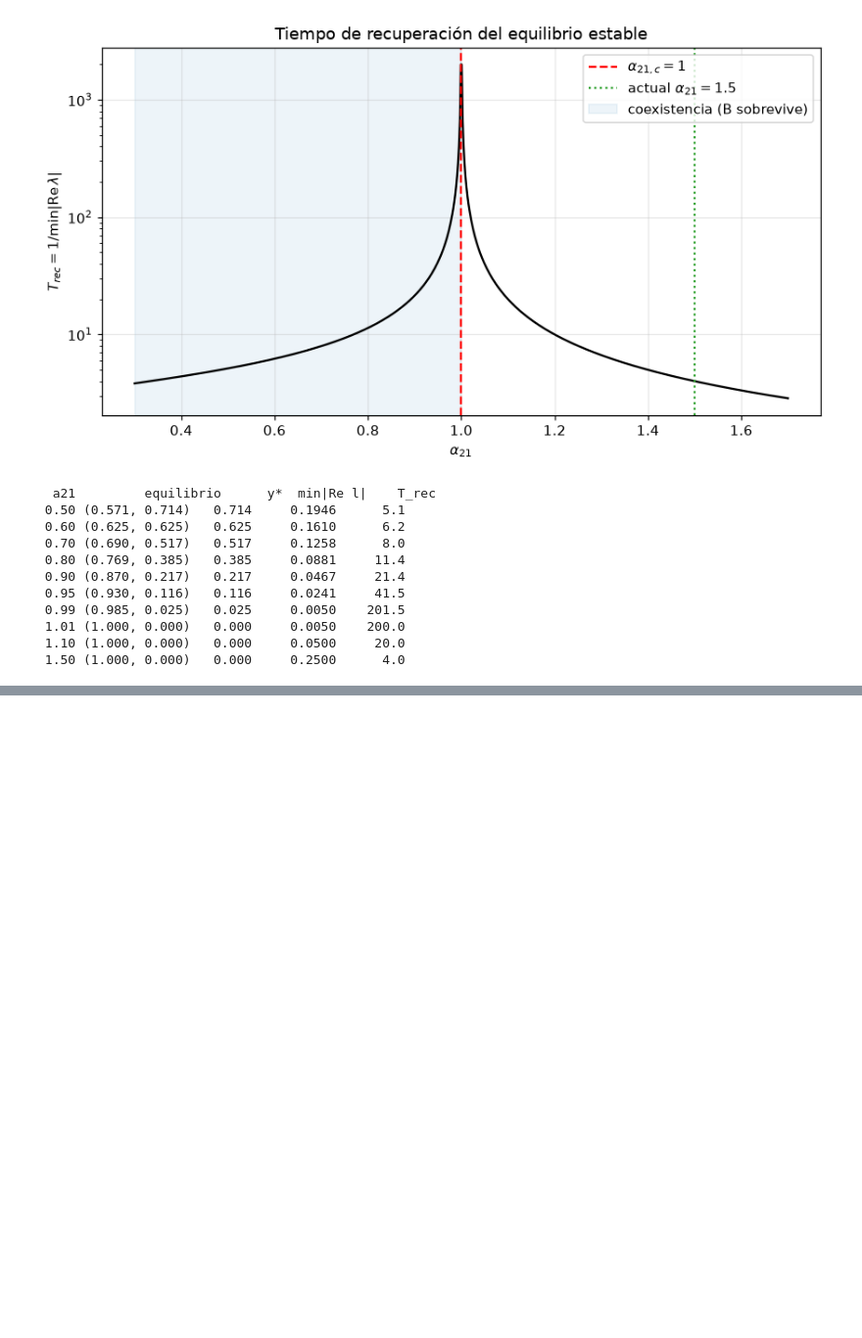
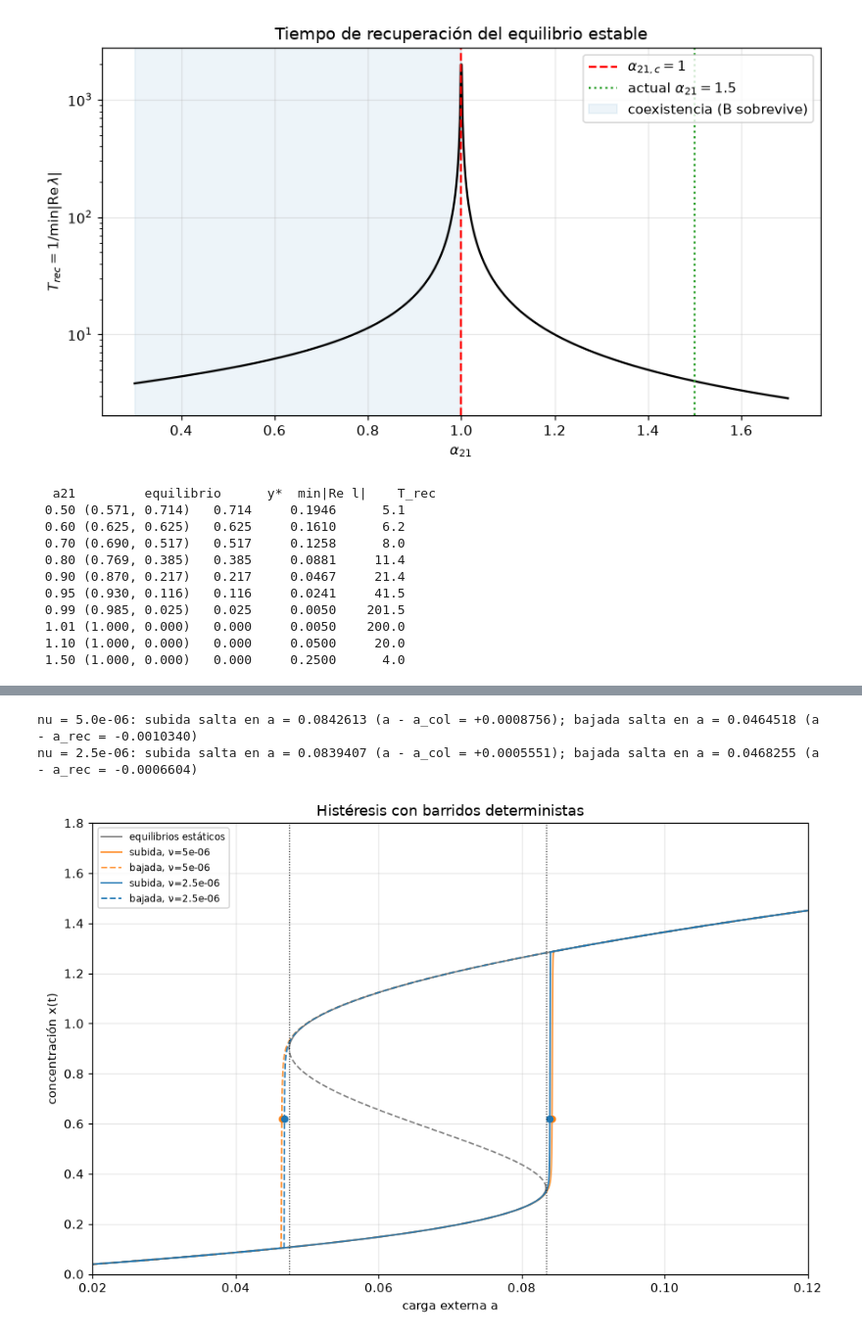
Before and after one commit to Branuvg/hdt6_modsim, a Jupyter notebook: hdt6.ipynb, the cells around one changed output, grey strips where cells are left out. Shown at 98% size. Drawn from its saved outputs; the diff is of its cells as text; code cells hidden in the pictures; blank space fills up the shorter version.

```diff
--- a/hdt6.ipynb
+++ b/hdt6.ipynb
@@ -699,0 +803,75 @@ for a in [0.5, 0.6, 0.7, 0.8, 0.9, 0.95, 0.99, 1.01, 1.1, 1.5]:
+# %%
+# Task 3.1d — RK4 propio para f(x; a(t)); a cambia también en las subetapas.
+def rk4_lago_paso(x, a, da, h):
+    k1 = f_lago(x, a)
+    k2 = f_lago(x + h * k1 / 2, a + da / 2)
+    k3 = f_lago(x + h * k2 / 2, a + da / 2)
+    k4 = f_lago(x + h * k3, a + da)
+    return x + h * (k1 + 2 * k2 + 2 * k3 + k4) / 6
+
+def barrido_lago(a_inicio, a_fin, nu, h, x_inicio):
+    # Se ajusta h levemente para llegar exactamente al valor final de a.
+    duracion = abs(a_fin - a_inicio) / nu
+    n = int(np.ceil(duracion / h))
+    h_real = duracion / n
+    cargas = np.linspace(a_inicio, a_fin, n + 1)
+    estados = np.empty(n + 1)
+    estados[0] = x_inicio
+    for i in range(n):
+        estados[i + 1] = rk4_lago_paso(estados[i], cargas[i], cargas[i + 1] - cargas[i], h_real)
+    return cargas, estados
+
+def carga_cruce(cargas, estados, umbral, subida):
+    indices = np.flatnonzero((estados[1:] >= umbral) & (estados[:-1] < umbral)) if subida else np.flatnonzero(
+        (estados[1:] <= umbral) & (estados[:-1] > umbral))
+    assert len(indices) == 1, "Se esperaba exactamente un salto en el barrido"
+    i = indices[0]
+    fraccion = (umbral - estados[i]) / (estados[i + 1] - estados[i])
+    return cargas[i] + fraccion * (cargas[i + 1] - cargas[i])
+
+a_inicio, a_fin, h_lago = 0.02, 0.12, 0.5
+x_clara_inicio = brentq(lambda x: g_lago(x) - a_inicio, 0, x_col)
+umbral_salto = (x_col + x_rec) / 2
+resultados_barrido = {}
+for nu in (5e-6, 2.5e-6):
+    a_subida, x_subida = barrido_lago(a_inicio, a_fin, nu, h_lago, x_clara_inicio)
+    a_bajada, x_bajada = barrido_lago(a_fin, a_inicio, nu, h_lago, x_subida[-1])
+    a_salto_subida = carga_cruce(a_subida, x_subida, umbral_salto, subida=True)
+    a_salto_bajada = carga_cruce(a_bajada, x_bajada, umbral_salto, subida=False)
+    resultados_barrido[nu] = (a_subida, x_subida, a_bajada, x_bajada,
+                            a_salto_subida, a_salto_bajada)
+    print(f"nu = {nu:.1e}: subida salta en a = {a_salto_subida:.7f} "
+          f"(a - a_col = {a_salto_subida-a_col:+.7f}); "
+          f"bajada salta en a = {a_salto_bajada:.7f} "
+          f"(a - a_rec = {a_salto_bajada-a_rec:+.7f})")
+
+# Comprobaciones físicas: retraso en el sentido del barrido y menor retraso a menor velocidad.
+rapido = resultados_barrido[5e-6]
+lento = resultados_barrido[2.5e-6]
+assert a_col < lento[4] < rapido[4]
+assert rapido[5] < lento[5] < a_rec
+assert abs(g_lago(lento[1][-1]) - a_fin) < 1e-4
+assert abs(g_lago(lento[3][-1]) - a_inicio) < 1e-4
+
+fig, ax = plt.subplots(figsize=(9, 6))
+ax.plot(a_diagrama[estable_baja], x_diagrama[estable_baja], color="0.5", lw=1.2)
+ax.plot(a_diagrama[inestable], x_diagrama[inestable], color="0.5", lw=1.2, ls="--")
+ax.plot(a_diagrama[estable_alta], x_diagrama[estable_alta], color="0.5", lw=1.2,
+        label="equilibrios estáticos")
+for nu, color, alpha in [(5e-6, "tab:orange", 0.8), (2.5e-6, "tab:blue", 0.9)]:
+    a_up, x_up, a_down, x_down, a_jump_up, a_jump_down = resultados_barrido[nu]
+    ax.plot(a_up, x_up, color=color, lw=1.3, alpha=alpha, label=f"subida, ν={nu:g}")
+    ax.plot(a_down, x_down, color=color, lw=1.3, ls="--", alpha=alpha,
+            label=f"bajada, ν={nu:g}")
+    ax.plot([a_jump_up, a_jump_down], [umbral_salto, umbral_salto], "o", color=color, ms=5)
+ax.axvline(a_col, color="k", lw=0.8, ls=":")
+ax.axvline(a_rec, color="k", lw=0.8, ls=":")
+ax.set(xlim=(a_inicio, a_fin), ylim=(0, 1.8), xlabel="carga externa a",
+       ylabel="concentración x(t)", title="Histéresis con barridos deterministas")
+ax.legend(loc="upper left", fontsize=8)
+plt.tight_layout()
+plt.show()
+# %% [output]
+nu = 5.0e-06: subida salta en a = 0.0842613 (a - a_col = +0.0008756); bajada salta en a = 0.0464518 (a - a_rec = -0.0010340)
+nu = 2.5e-06: subida salta en a = 0.0839407 (a - a_col = +0.0005551); bajada salta en a = 0.0468255 (a - a_rec = -0.0006604)
+[figure, added]
```
Also changed, not shown: parts of 7 cells of this notebook.
